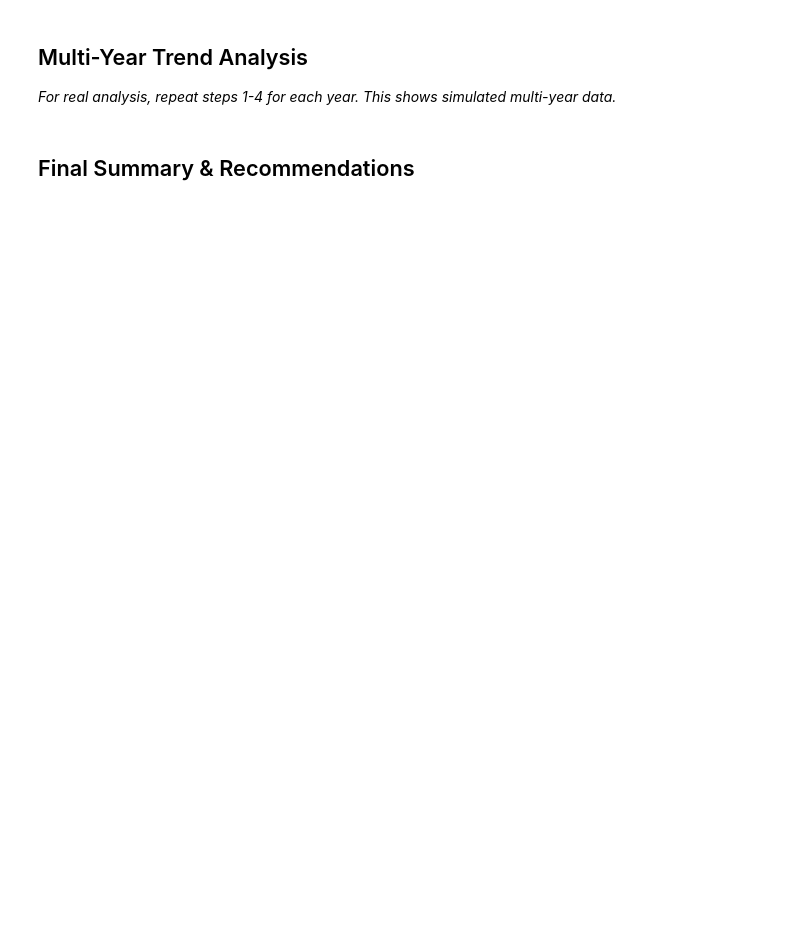
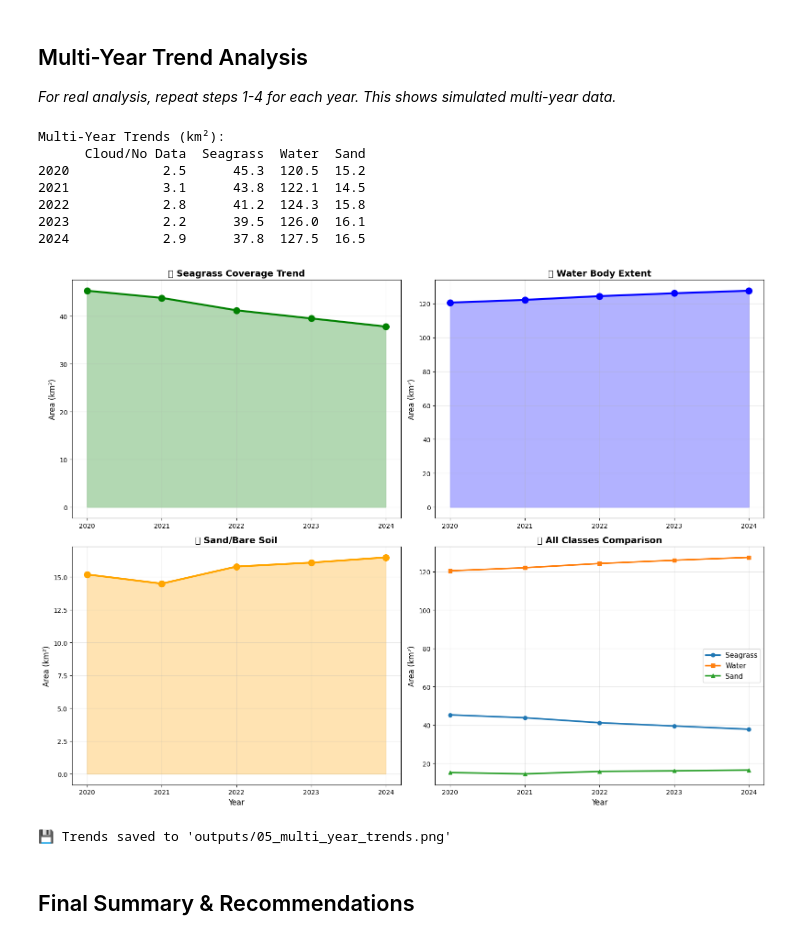
Before and after one commit to kuroi17/CoastalAssesment, a Jupyter notebook: 05_visualization_reports.ipynb, the cells around one changed output. Saved outputs shown, nothing was run; the diff lists cells and outputs as text; code cells hidden in the pictures; blank space fills up the shorter version.

```diff
--- a/05_visualization_reports.ipynb
+++ b/05_visualization_reports.ipynb
@@ -64,7 +72,8 @@ fig, axes = plt.subplots(2, 2, figsize=(16, 12))
 axes[0, 0].plot(df_trends.index, df_trends['Seagrass'], marker='o', linewidth=3,
                 markersize=10, color='green')
 axes[0, 0].fill_between(df_trends.index, df_trends['Seagrass'], alpha=0.3, color='green')
-axes[0, 0].set_ylabel('Area (km²)', fontsize=12)axes[0, 0].set_title('🌱 Seagrass Coverage Trend', fontsize=14, fontweight='bold')
+axes[0, 0].set_ylabel('Area (km²)', fontsize=12)
+axes[0, 0].set_title('🌱 Seagrass Coverage Trend', fontsize=14, fontweight='bold')
 axes[0, 0].grid(True, alpha=0.3)
 
 # Water
@@ -72,33 +81,43 @@ axes[0, 1].plot(df_trends.index, df_trends['Water'], marker='o', linewidth=3,
                 markersize=10, color='blue')
 axes[0, 1].fill_between(df_trends.index, df_trends['Water'], alpha=0.3, color='blue')
 axes[0, 1].set_ylabel('Area (km²)', fontsize=12)
 axes[0, 1].set_title('💧 Water Body Extent', fontsize=14, fontweight='bold')
 axes[0, 1].grid(True, alpha=0.3)
 
 # Sand
 axes[1, 0].plot(df_trends.index, df_trends['Sand'], marker='o', linewidth=3,
                 markersize=10, color='orange')
 axes[1, 0].fill_between(df_trends.index, df_trends['Sand'], alpha=0.3, color='orange')
 axes[1, 0].set_xlabel('Year', fontsize=12)
 axes[1, 0].set_ylabel('Area (km²)', fontsize=12)
 axes[1, 0].set_title('🏖️ Sand/Bare Soil', fontsize=14, fontweight='bold')
 axes[1, 0].grid(True, alpha=0.3)
 
 # All classes
 axes[1, 1].plot(df_trends.index, df_trends['Seagrass'], marker='o', label='Seagrass', linewidth=2.5)
 axes[1, 1].plot(df_trends.index, df_trends['Water'], marker='s', label='Water', linewidth=2.5)
 axes[1, 1].plot(df_trends.index, df_trends['Sand'], marker='^', label='Sand', linewidth=2.5)
 axes[1, 1].set_xlabel('Year', fontsize=12)
 axes[1, 1].set_ylabel('Area (km²)', fontsize=12)
 axes[1, 1].set_title('📊 All Classes Comparison', fontsize=14, fontweight='bold')
 axes[1, 1].legend(fontsize=11)
 axes[1, 1].grid(True, alpha=0.3)
 
 plt.tight_layout()
 plt.savefig('outputs/05_multi_year_trends.png', dpi=300, bbox_inches='tight')
 plt.show()
 
 print("\n💾 Trends saved to 'outputs/05_multi_year_trends.png'")
+# %% [output]
+Multi-Year Trends (km²):
+      Cloud/No Data  Seagrass  Water  Sand
+2020            2.5      45.3  120.5  15.2
+2021            3.1      43.8  122.1  14.5
+2022            2.8      41.2  124.3  15.8
+2023            2.2      39.5  126.0  16.1
+2024            2.9      37.8  127.5  16.5
+[figure, added]
+💾 Trends saved to 'outputs/05_multi_year_trends.png'
 # %% [markdown]
 ## Final Summary & Recommendations
 # %%
```
Also changed, not shown: parts of 2 cells of this notebook, 26 other files.
